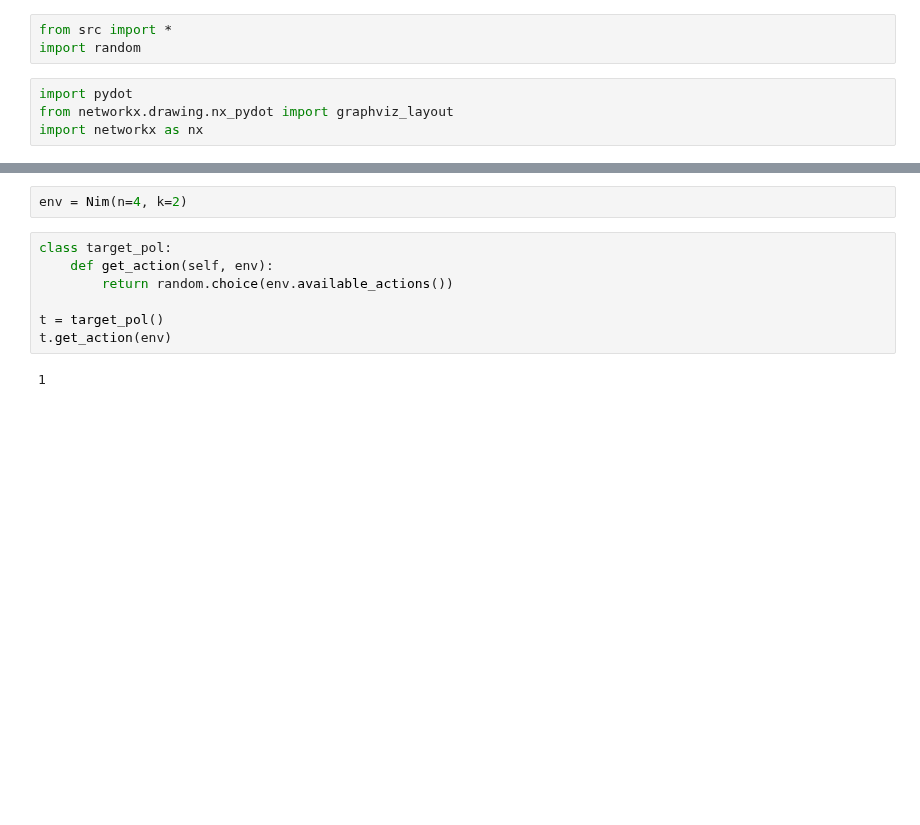
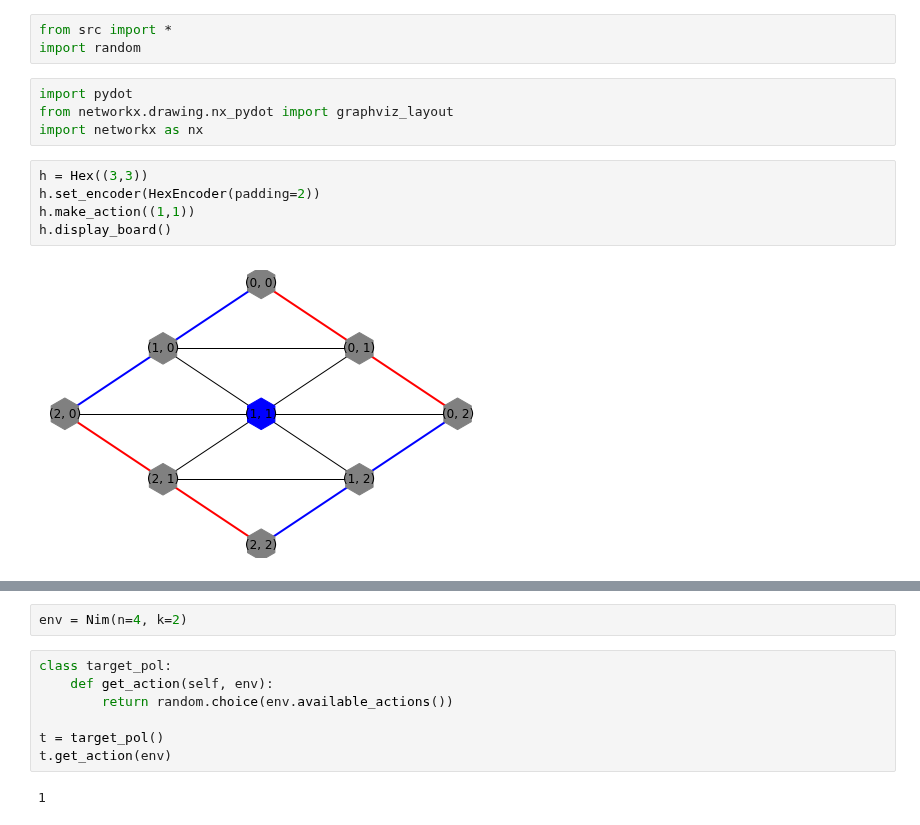
Before and after one commit to AndersBjelland/IT3105_Project2, a Jupyter notebook: MCTS test.ipynb, the cells around one changed output, grey strips where cells are left out. Drawn from its saved outputs; the diff is of its cells as text; blank space fills up the shorter version.

```diff
--- a/MCTS test.ipynb
+++ b/MCTS test.ipynb
@@ -5,3 +5,10 @@ import random
 import pydot
 from networkx.drawing.nx_pydot import graphviz_layout
 import networkx as nx
+# %%
+h = Hex((3,3))
+h.set_encoder(HexEncoder(padding=2))
+h.make_action((1,1))
+h.display_board()
+# %% [output]
+[figure, added]
```
Also changed, not shown: parts of 90 cells of this notebook, 1 other file.
